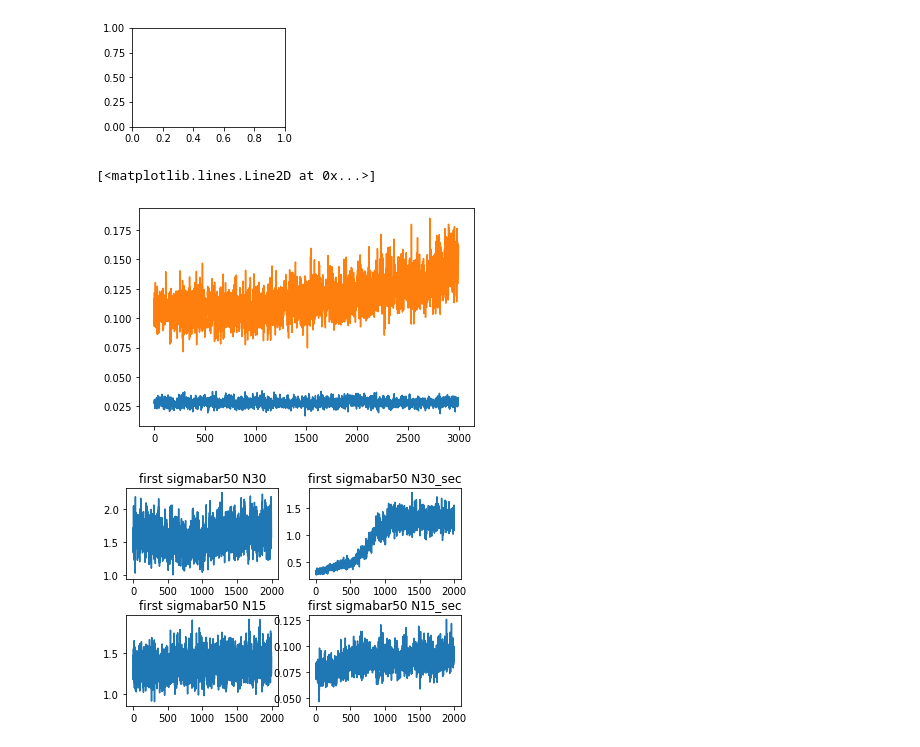
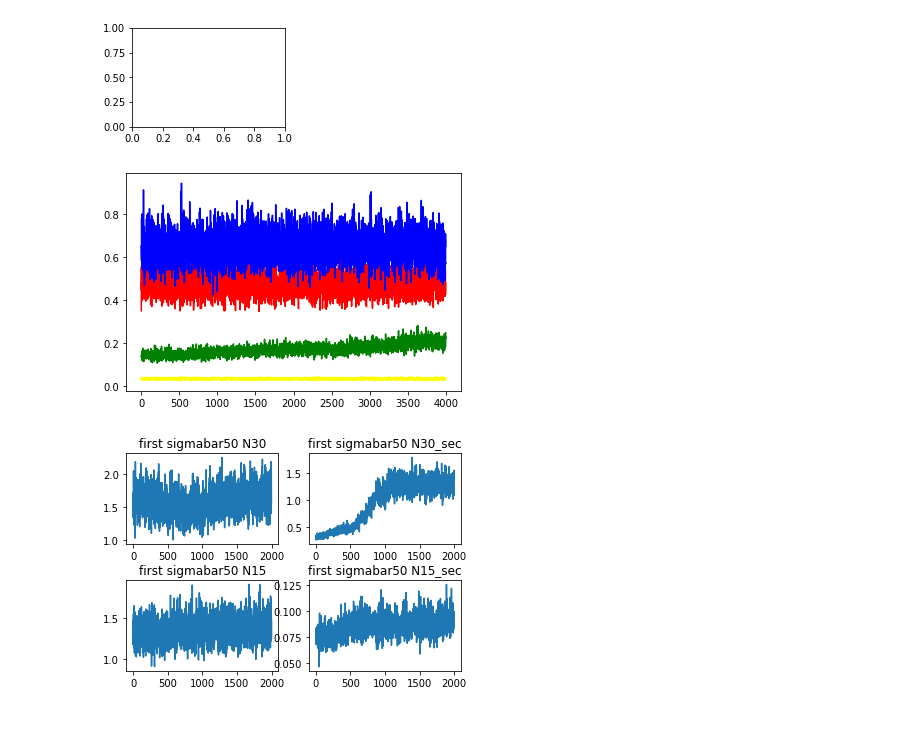
Before and after one commit to LGhilotti/pp_mix, a Jupyter notebook: compare_CD.ipynb, the cells around one changed output. Cells and saved outputs as stored; diff of their text form; code cells hidden in the pictures.

```diff
--- a/compare_CD.ipynb
+++ b/compare_CD.ipynb
@@ -92,9 +107,11 @@ Lambda acceptance rate  0.1247560975609756095394686781219206750392913818359375
 # %%
 chain50N30 = loadChains("data/data_by_rule_student/chains_compare_CD/chains_p_50_d_2_M_4_nperclus_50_N_30.recordio", MultivariateMixtureState)
-chain50N30_sec = loadChains("data/data_by_rule_student/chains_compare_CD/chains_p_50_d_2_M_4_nperclus_50_N_30_sec.recordio", MultivariateMixtureState)
+#chain50N30_sec = loadChains("data/data_by_rule_student/chains_compare_CD/chains_p_50_d_2_M_4_nperclus_50_N_30_sec.recordio", MultivariateMixtureState)
 #chain50N15 = loadChains("data/data_by_rule_student/chains_compare_CD/chains_p_50_d_2_M_4_nperclus_50_N_15.recordio", MultivariateMixtureState)
 #chain50N15_sec = loadChains("data/data_by_rule/chains_compare_CD/chains_p_50_d_2_M_4_nperclus_50_N_15_sec.recordio", MultivariateMixtureState)
 
+chain50N30_c50 = loadChains("data/data_by_rule_student/chains_compare_CD/chains_c50_s8_p_50_d_2_M_4_nperclus_50_N_30.recordio", MultivariateMixtureState)
+#chain50N30_c50_s95 = loadChains("data/data_by_rule_student/chains_compare_CD/chains_c50_s95_p_50_d_2_M_4_nperclus_50_N_30.recordio", MultivariateMixtureState)
 
 
 #chain200 = loadChains("data/data_by_rule/chains_compare_CD/chains_p_50_d_2_M_4_nperclus_200.recordio", MultivariateMixtureState)
@@ -206,17 +229,20 @@ NameError: name 'tau_chain50N30' is not defined
 [figure]
 # %%
 first_sbar_chain50N30 = np.array([to_numpy(x.sigma_bar)[0] for x in chain50N30])
-plt.plot(first_sbar_chain50N30)
-first_sbar_chain50N30_sec = np.array([to_numpy(x.sigma_bar)[0] for x in chain50N30_sec])
-#plt.plot(first_sbar_chain50N30_sec)
+plt.plot(first_sbar_chain50N30,color='red')
+first_sbar_chain50N30_c50 = np.array([to_numpy(x.sigma_bar)[0] for x in chain50N30_c50])
+plt.plot(first_sbar_chain50N30_c50,color='green')
+first_sbar_chain50N30_c50_s95 = np.array([to_numpy(x.sigma_bar)[0] for x in chain50N30_c50_s95])
+#plt.plot(first_sbar_chain50N30_c50_s95,color='purple')
 
 last_sbar_chain50N30 = np.array([to_numpy(x.sigma_bar)[-1] for x in chain50N30])
-#plt.plot(last_sbar_chain50N30)
-last_sbar_chain50N30_sec = np.array([to_numpy(x.sigma_bar)[-1] for x in chain50N30_sec])
-plt.plot(last_sbar_chain50N30_sec)
+plt.plot(last_sbar_chain50N30,color='blue')
+last_sbar_chain50N30_c50 = np.array([to_numpy(x.sigma_bar)[-1] for x in chain50N30_c50])
+plt.plot(last_sbar_chain50N30_c50,color='yellow')
+last_sbar_chain50N30_c50_s95 = np.array([to_numpy(x.sigma_bar)[-1] for x in chain50N30_c50_s95])
+#plt.plot(last_sbar_chain50N30_c50_s95,color='orange')
 # %% [output]
-[<matplotlib.lines.Line2D at 0x...>]
-[figure, old version]
+[figure, new version]
 # %%
 first_sbar_chain50N30 = np.array([to_numpy(x.sigma_bar)[0] for x in chain50N30])
 first_sbar_chain50N30_sec = np.array([to_numpy(x.sigma_bar)[0] for x in chain50N30_sec])
```
Also changed, not shown: parts of 10 cells of this notebook, 11 other files.
